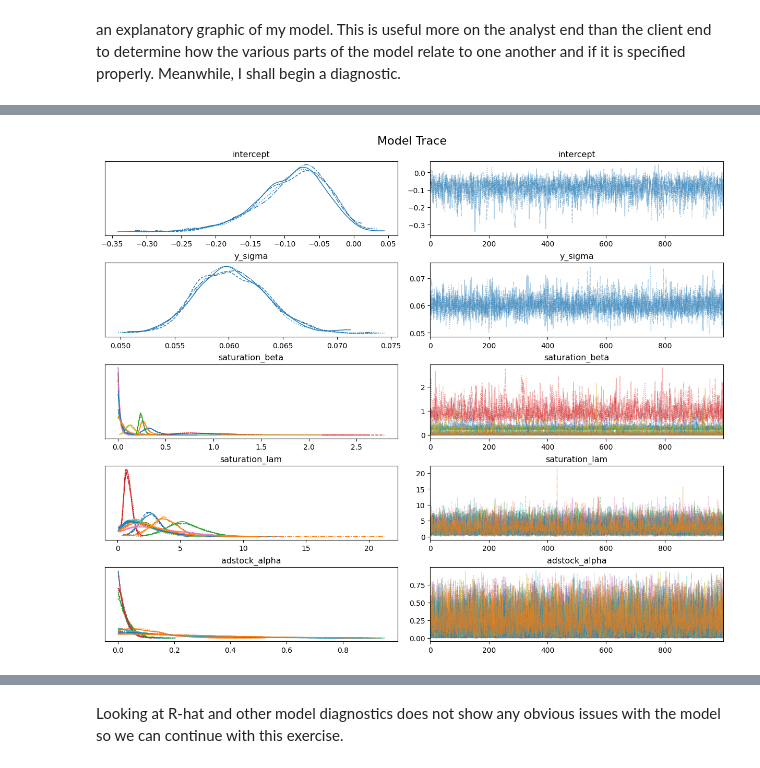
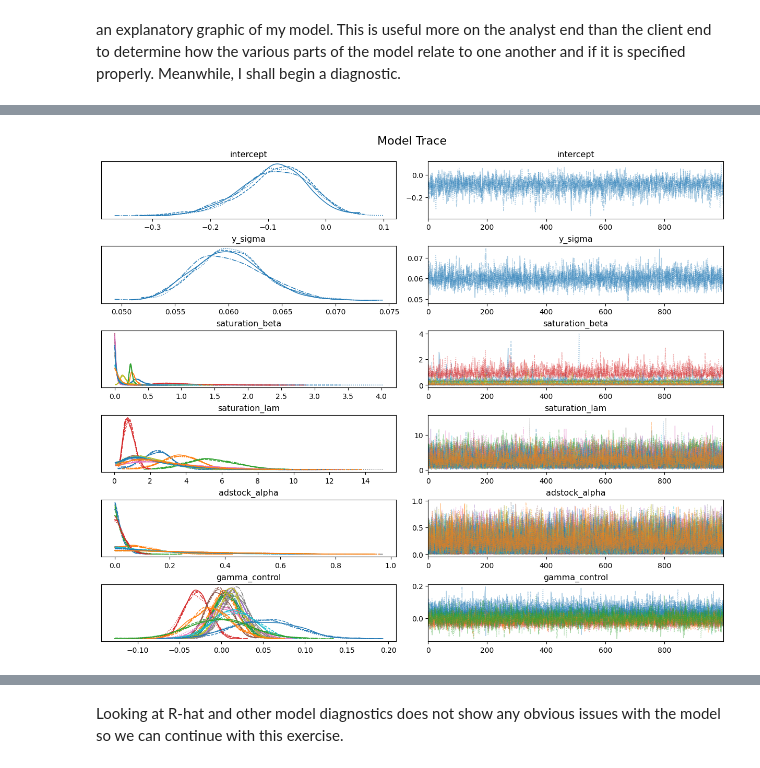
Before and after one commit to helios1014/marketing_mix_modeling, a Jupyter notebook: mmm.ipynb, the cells around one changed output, grey strips where cells are left out. Drawn from its saved outputs; the diff is of its cells as text; code cells hidden in the pictures.

```diff
--- a/mmm.ipynb
+++ b/mmm.ipynb
@@ -316,7 +328,7 @@ mmm = MMM(
     saturation=LogisticSaturation(),
     channel_columns=['tv_sponsorships','tv_cricket','tv_RON',
     'radio','NPP','Magazines','OOH','Social','Programmatic','Display_Rest','Search','Native'],
-    control_columns = holiday_names.append('cpi')
+    control_columns = holiday_names +['cpi'],
 )
 # %%
 # Generate prior predictive samples to asses if the model is not too similar to the data before it is set to predict the data
@@ -379,19 +406,20 @@ KeyError: 'var names: "[\'gamma_control\' \'gamma_fourier\'] are not present" in
 # %%
 _ = az.plot_trace(
     data=mmm.fit_result,
     var_names=[
         "intercept",
         "y_sigma",
         "saturation_beta",
         "saturation_lam",
         "adstock_alpha",
+        "gamma_control",
    ],
     compact=True,
     backend_kwargs={"figsize": (12, 10), "layout": "constrained"},
 )
 plt.gcf().suptitle("Model Trace", fontsize=16);
 # %% [output]
-[figure, old version]
+[figure, new version]
 # %%
 mmm.sample_posterior_predictive(x, extend_idata=True, combined=True)
 # %% [output]
```
Also changed, not shown: parts of 15 cells of this notebook.
